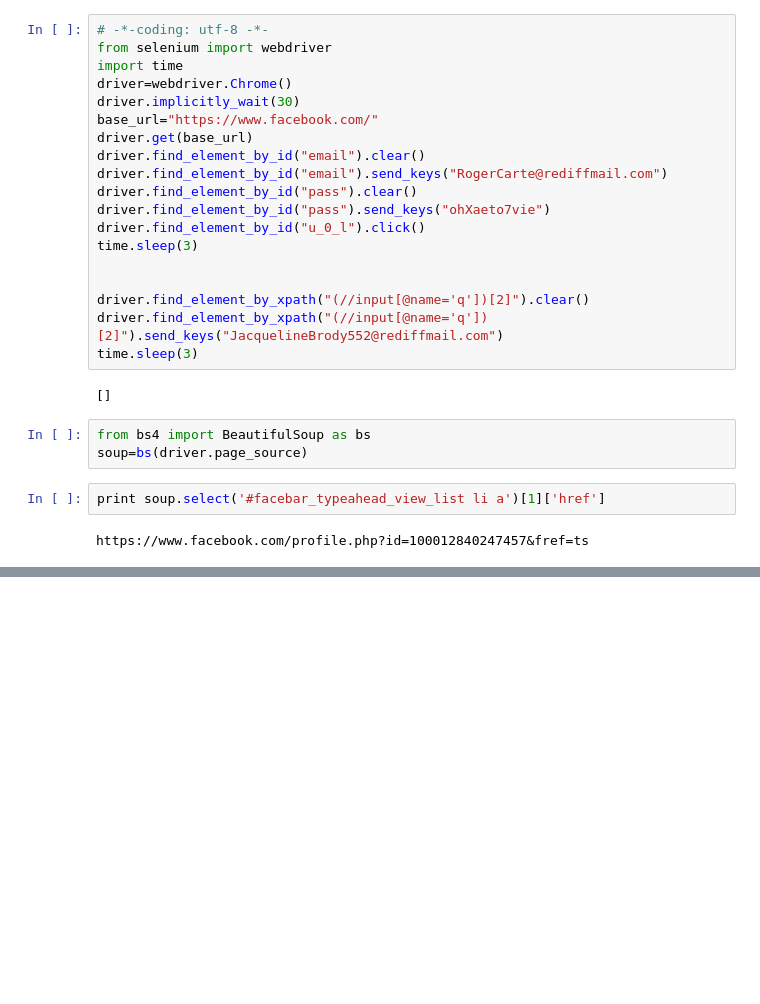
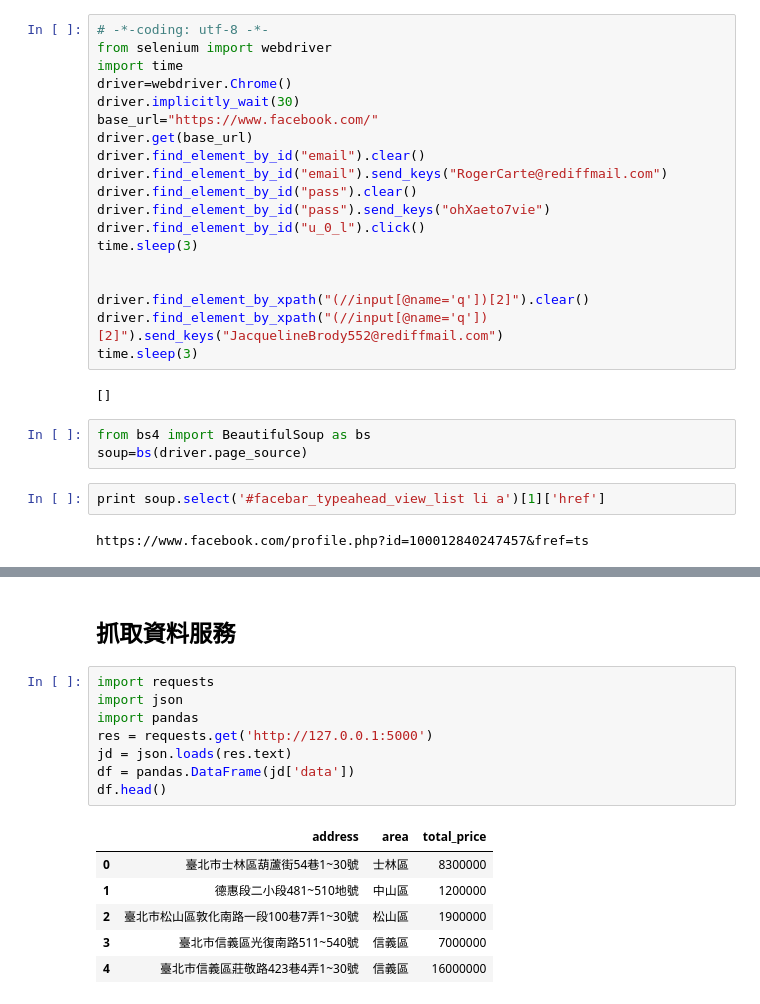
Before and after one commit to ywchiu/pyfintech2, a Jupyter notebook: 20161014Demo.ipynb, the cells around one changed output, grey strips where cells are left out. Saved outputs shown, nothing was run; the diff lists cells and outputs as text; blank space fills up the shorter version.

```diff
--- a/20161014Demo.ipynb
+++ b/20161014Demo.ipynb
@@ -237,0 +274,17 @@ https://www.facebook.com/profile.php?id=100012840247457&fref=ts
+# %% [markdown]
+## 抓取資料服務
+# %%
+import requests
+import json
+import pandas
+res = requests.get('http://127.0.0.1:5000')
+jd = json.loads(res.text)
+df = pandas.DataFrame(jd['data'])
+df.head()
+# %% [output]
+|  | address | area | total_price |
+| 0 | 臺北市士林區葫蘆街54巷1~30號 | 士林區 | 8300000 |
+| 1 | 德惠段二小段481~510地號 | 中山區 | 1200000 |
+| 2 | 臺北市松山區敦化南路一段100巷7弄1~30號 | 松山區 | 1900000 |
+| 3 | 臺北市信義區光復南路511~540號 | 信義區 | 7000000 |
+| 4 | 臺北市信義區莊敬路423巷4弄1~30號 | 信義區 | 16000000 |
```
Also changed, not shown: parts of 4 cells of this notebook, 2 other files.
